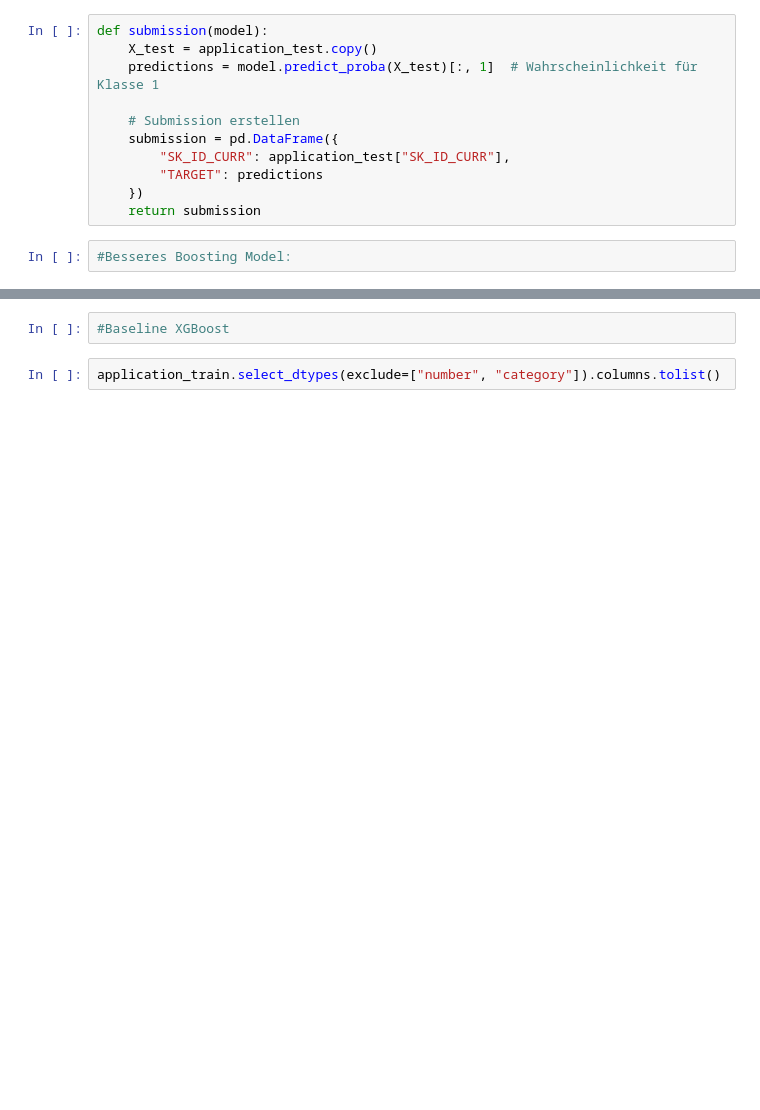
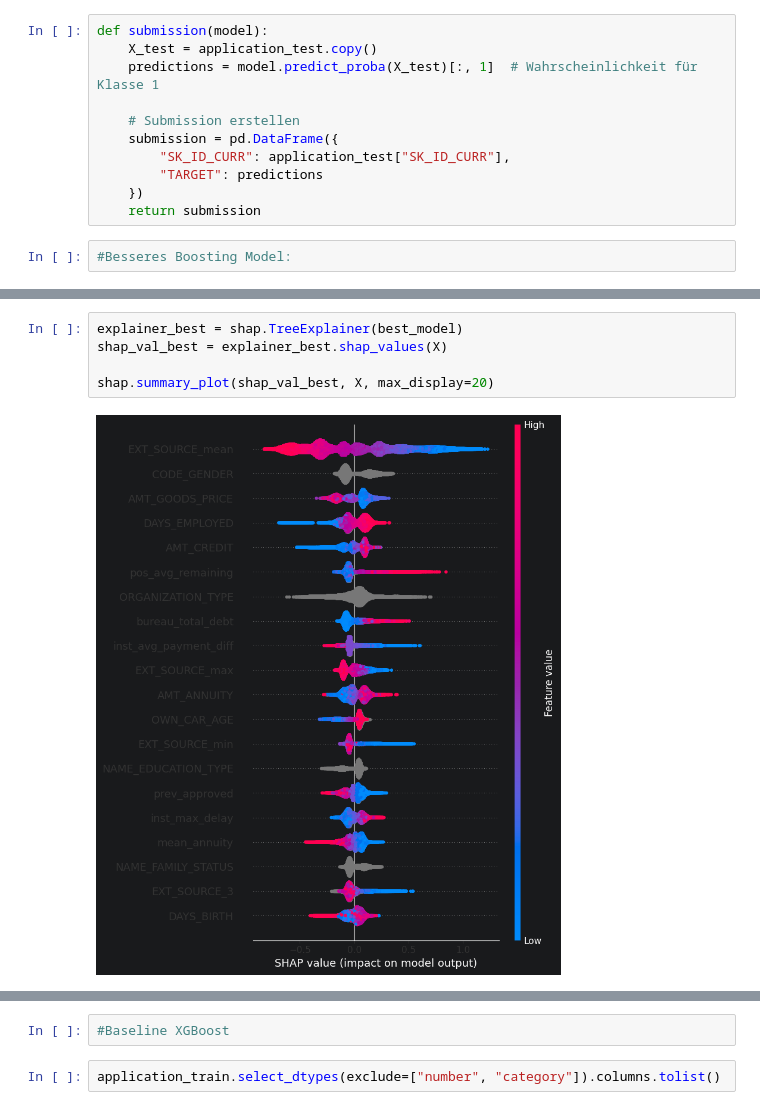
Before and after one commit to SirHelpMePlease/Home-Credit-Default-Risk-Kaggle, a Jupyter notebook: 03_Models.ipynb, the cells around one changed output, grey strips where cells are left out. Drawn from its saved outputs; the diff is of its cells as text; blank space fills up the shorter version.

```diff
--- a/03_Models.ipynb
+++ b/03_Models.ipynb
@@ -253,0 +240,7 @@ Name: mean_percentage_recieved, dtype: float64
+# %%
+explainer_best = shap.TreeExplainer(best_model)
+shap_val_best = explainer_best.shap_values(X)
+
+shap.summary_plot(shap_val_best, X, max_display=20)
+# %% [output]
+[figure, added]
```
Also changed, not shown: parts of 25 cells of this notebook, 1 other file.
